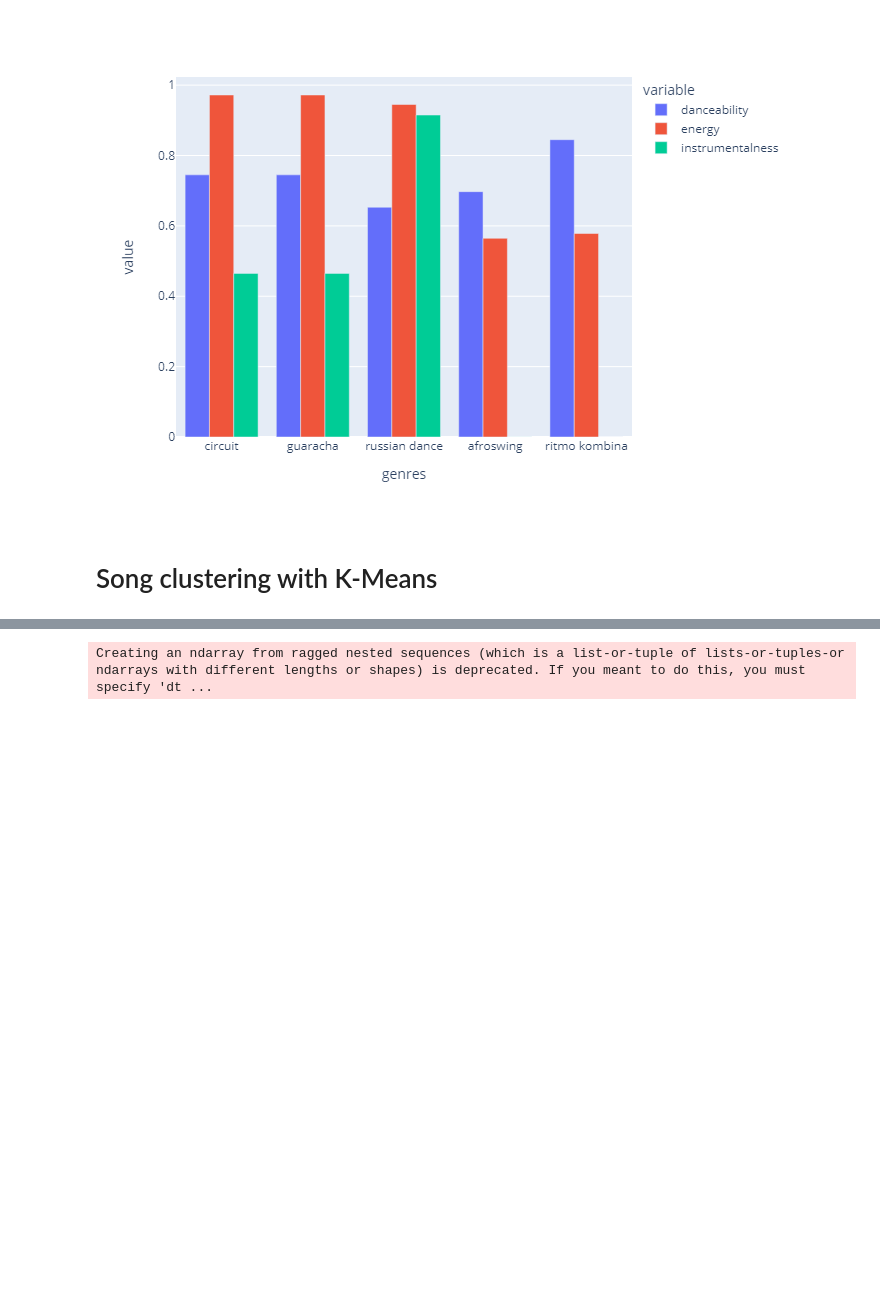
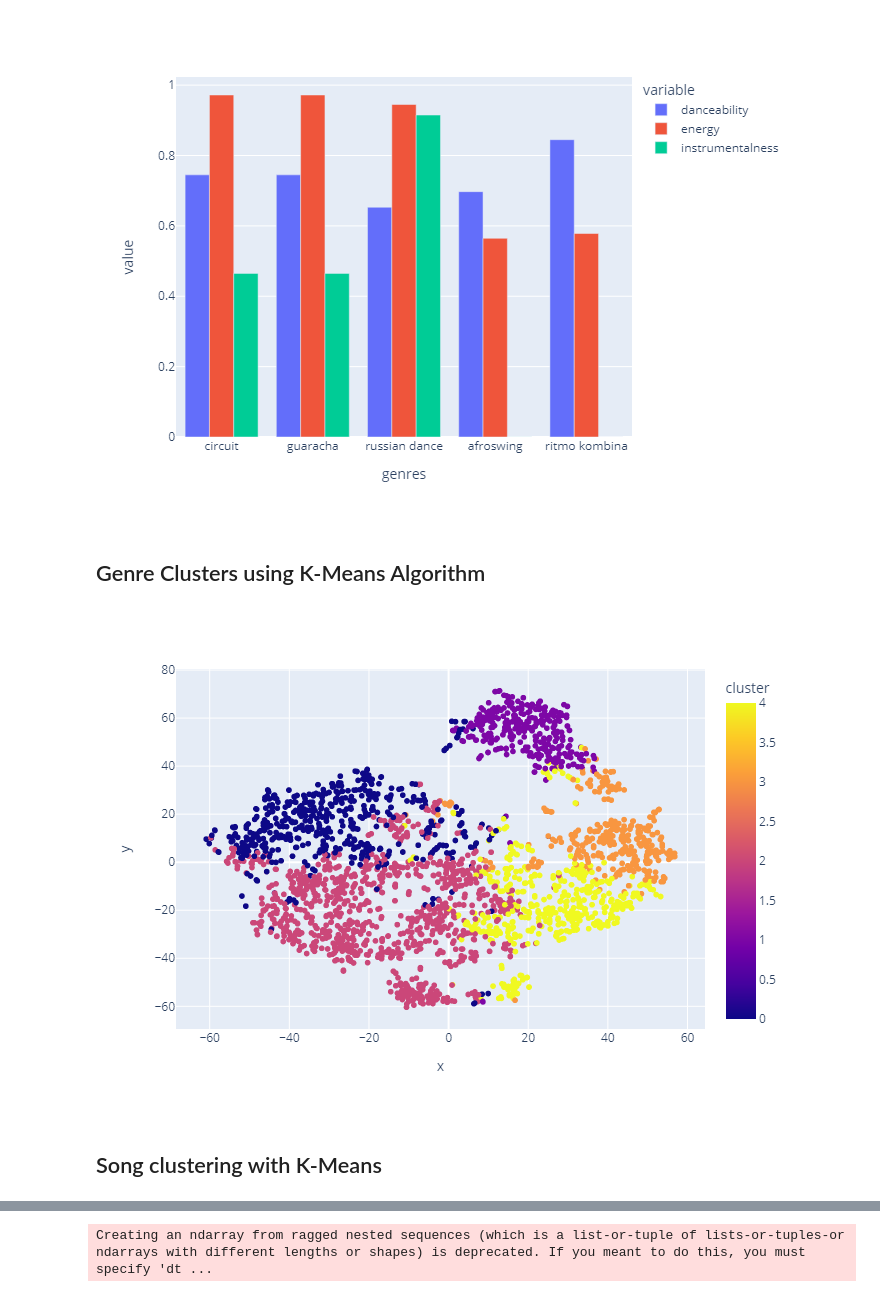
Before and after one commit to julian-8897/Python-projects, a Jupyter notebook: data science/spotify_recommender.ipynb, the cells around one changed output, grey strips where cells are left out. Saved outputs shown, nothing was run; the diff lists cells and outputs as text; code cells hidden in the pictures; blank space fills up the shorter version.

```diff
--- a/data science/spotify_recommender.ipynb
+++ b/data science/spotify_recommender.ipynb
@@ -59,6 +64,26 @@ fig = px.bar(top5_genre, x='genres', y=['danceability', 'energy', 'instrumentaln
 fig.show("png")
 # %% [output]
 [figure]
+# %% [markdown]
+## Genre Clusters using K-Means Algorithm
+# %%
+genre_pipeline = Pipeline([('scaler', StandardScaler()),
+                    ('kmeans', KMeans(n_clusters=5))])
+
+X = genre_data.select_dtypes(np.number)
+genre_pipeline.fit(X)
+genre_data['cluster'] = genre_pipeline.predict(X)
+# %%
+tsne_pipeline = Pipeline([('scaler', StandardScaler()), ('tsne', TSNE(n_components=2))])
+genre_embedding = tsne_pipeline.fit_transform(X)
+projection = pd.DataFrame(columns=['x', 'y'], data=genre_embedding)
+projection['genres'] = genre_data['genres']
+projection['cluster'] = genre_data['cluster']
+
+fig = px.scatter(projection, x='x', y='y', color='cluster', hover_data=['x', 'y', 'genres'])
+fig.show("png")
+# %% [output]
+[figure, added]
 # %% [markdown]
-# Song clustering with K-Means
+## Song clustering with K-Means
 # %%
```
Also changed, not shown: parts of 6 cells of this notebook.
